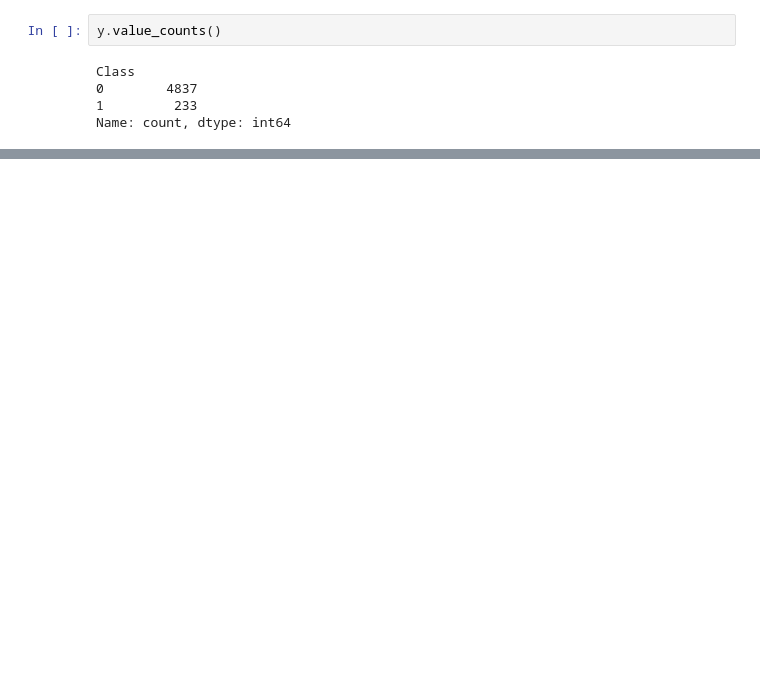
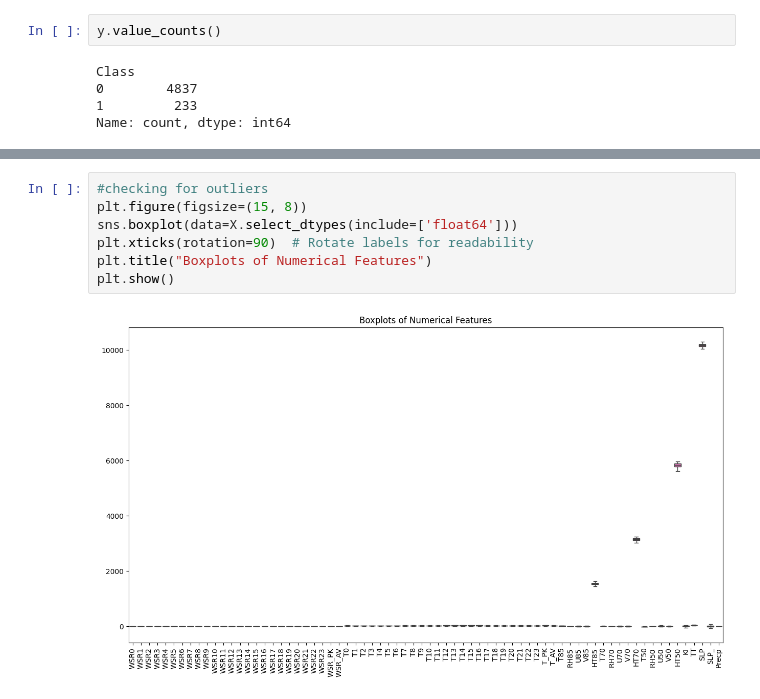
Before and after one commit to rohitkhadka1/5CS037-2024, a Jupyter notebook: Final Coursework/Classification.ipynb, the cells around one changed output, grey strips where cells are left out. Saved outputs shown, nothing was run; the diff lists cells and outputs as text; blank space fills up the shorter version.

```diff
--- a/Final Coursework/Classification.ipynb
+++ b/Final Coursework/Classification.ipynb
@@ -206,0 +281,9 @@ Name: count, dtype: int64
+# %%
+#checking for outliers
+plt.figure(figsize=(15, 8))
+sns.boxplot(data=X.select_dtypes(include=['float64']))
+plt.xticks(rotation=90)  # Rotate labels for readability
+plt.title("Boxplots of Numerical Features")
+plt.show()
+# %% [output]
+[figure, added]
```
Also changed, not shown: parts of 24 cells of this notebook.
